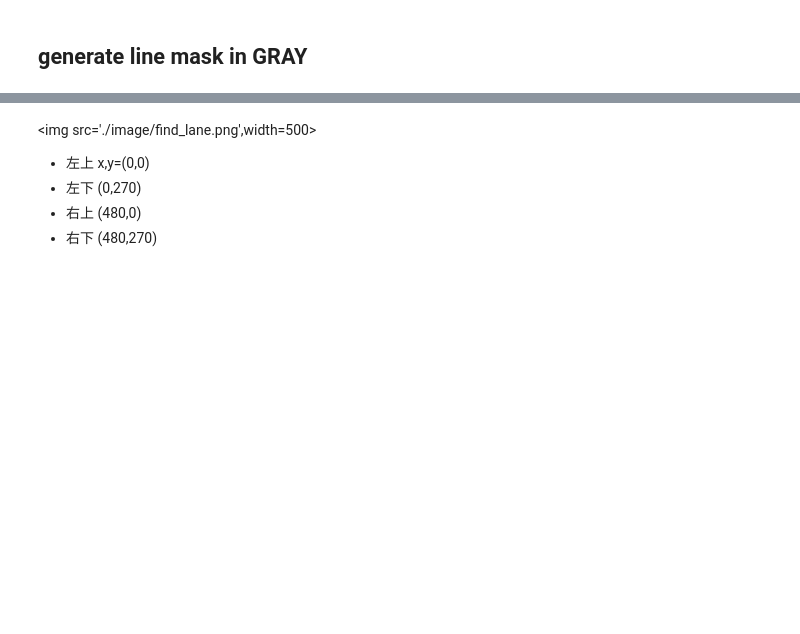
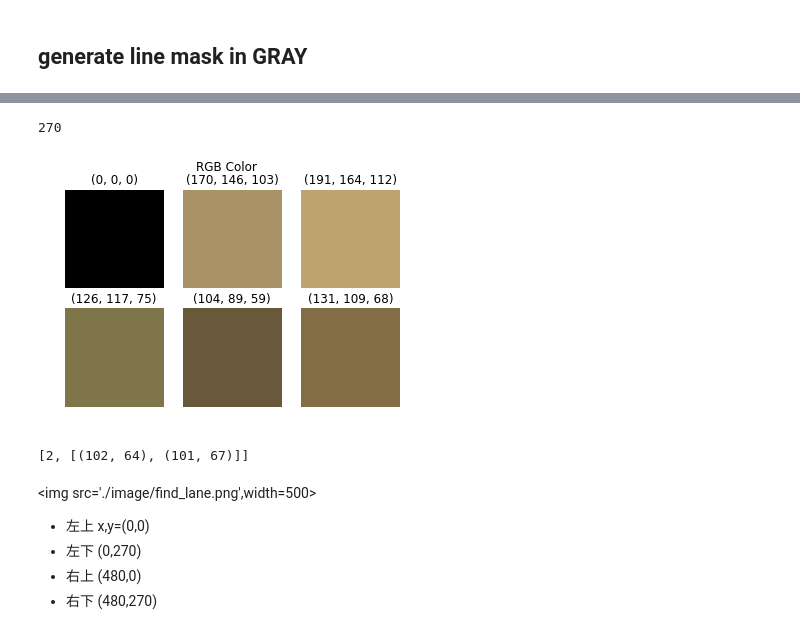
Before and after one commit to xiaoli-chen/GTA5, a Jupyter notebook: lane extraction.ipynb, the cells around one changed output, grey strips where cells are left out. Cells and saved outputs as stored; diff of their text form; code cells hidden in the pictures; blank space fills up the shorter version.

```diff
--- a/lane extraction.ipynb
+++ b/lane extraction.ipynb
@@ -245,6 +288,22 @@ def count_color(width, height,image):
                 manual_count[rgb] =[1,[(x,y)]]
     number_counter = Counter(manual_count).most_common(6)
     return manual_count, number_counter
+# %%
+def draw_colors_rgb(colors):
+    square_rgb={}
+    fig = plt.figure()
+    fig.suptitle('RGB Color')
+    counter = 231
+    for color in colors:
+        square = np.zeros((50, 50, 3), dtype = "uint8")
+        square = cv2.rectangle(square, (int(0), 0), (int(50),50),
+                               np.array(color[0],dtype = "uint8").tolist(), -1)
+        subplot=plt.subplot(counter)
+        subplot.imshow(square)
+        subplot.set_title(str(color[0]))
+        subplot.axis("off")
+        counter = counter+1
+    plt.show()
 # %%
 def draw_colors(colors):
     square_rgb={}
@@ -393,4 +444,21 @@ image  270 480 3
 [figure]
+# %%
+res_yellow=extract_with_yellowBGR(img2_fg)
+display_image_win('yellow',res_yellow)
+destroy_win()
+# %%
+height
+# %% [output]
+270
+# %%
+all_count,top_colors = count_color(width, height, res_yellow)
+colors = draw_colors_rgb(top_colors)
+# %% [output]
+[figure, added]
+# %%
+all_count[(191,164,112)]
+# %% [output]
+[2, [(102, 64), (101, 67)]]
 # %%
 def draw_lanes(img, lines, color=[0, 255, 255], thickness=3):
 
```
Also changed, not shown: parts of 12 cells of this notebook, 2 other files.
